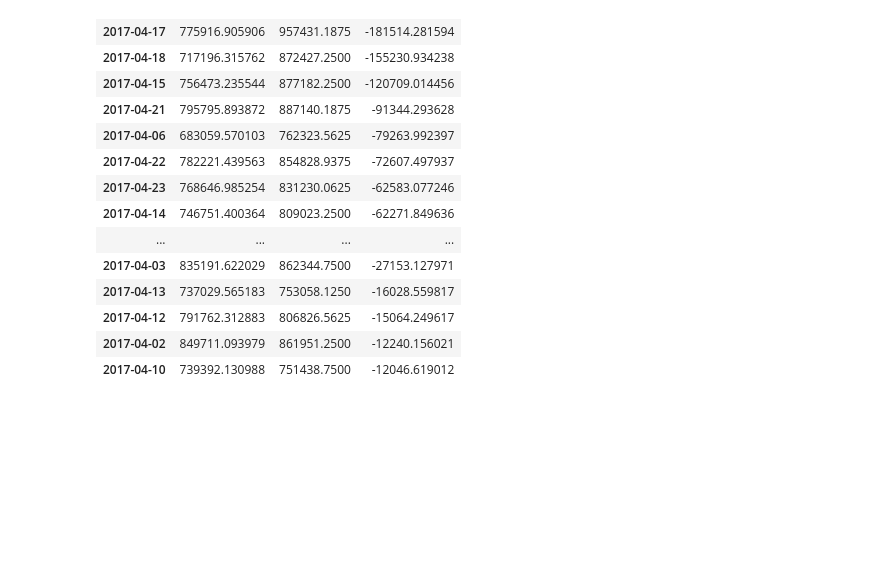
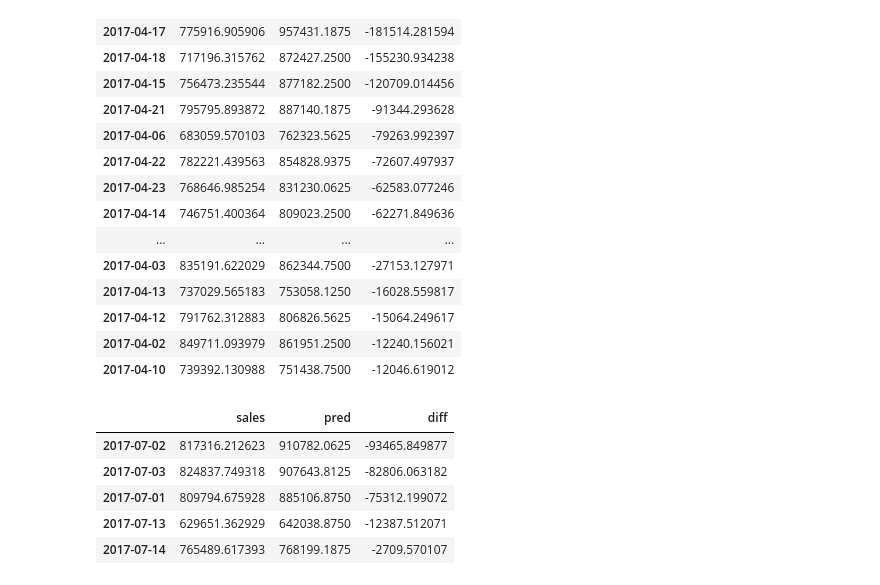
Before and after one commit to Capton1/stores-sales-forecasting-poc, a Jupyter notebook: notebooks/Model results 2.ipynb, the cells around one changed output. Drawn from its saved outputs; the diff is of its cells as text; code cells hidden in the pictures; blank space fills up the shorter version.

```diff
--- a/notebooks/Model results 2 - viz.ipynb
+++ b/notebooks/Model results 2.ipynb
@@ -371,3 +576,17 @@ val_with_pred.where(val_with_pred['diff'] < 0).dropna().sort_values(by='diff')
 | 2017-04-12 | 791762.312883 | 806826.5625 | -15064.249617 |
 | 2017-04-02 | 849711.093979 | 861951.2500 | -12240.156021 |
 | 2017-04-10 | 739392.130988 | 751438.7500 | -12046.619012 |
+# %%
+val_with_pred = val.copy()
+val_with_pred["pred"] = pred
+
+val_with_pred = val_with_pred[(val_with_pred.index >= "2017-07-01") & (val_with_pred.index < "2017-07-15")][["sales", "pred"]]
+val_with_pred['diff'] = val_with_pred['sales'] - val_with_pred['pred']
+val_with_pred.where(val_with_pred['diff'] < 0).dropna().sort_values(by='diff')
+# %% [output]
+|  | sales | pred | diff |
+| 2017-07-02 | 817316.212623 | 910782.0625 | -93465.849877 |
+| 2017-07-03 | 824837.749318 | 907643.8125 | -82806.063182 |
+| 2017-07-01 | 809794.675928 | 885106.8750 | -75312.199072 |
+| 2017-07-13 | 629651.362929 | 642038.8750 | -12387.512071 |
+| 2017-07-14 | 765489.617393 | 768199.1875 | -2709.570107 |
```
Also changed, not shown: parts of 16 cells of this notebook, 13 other files.
